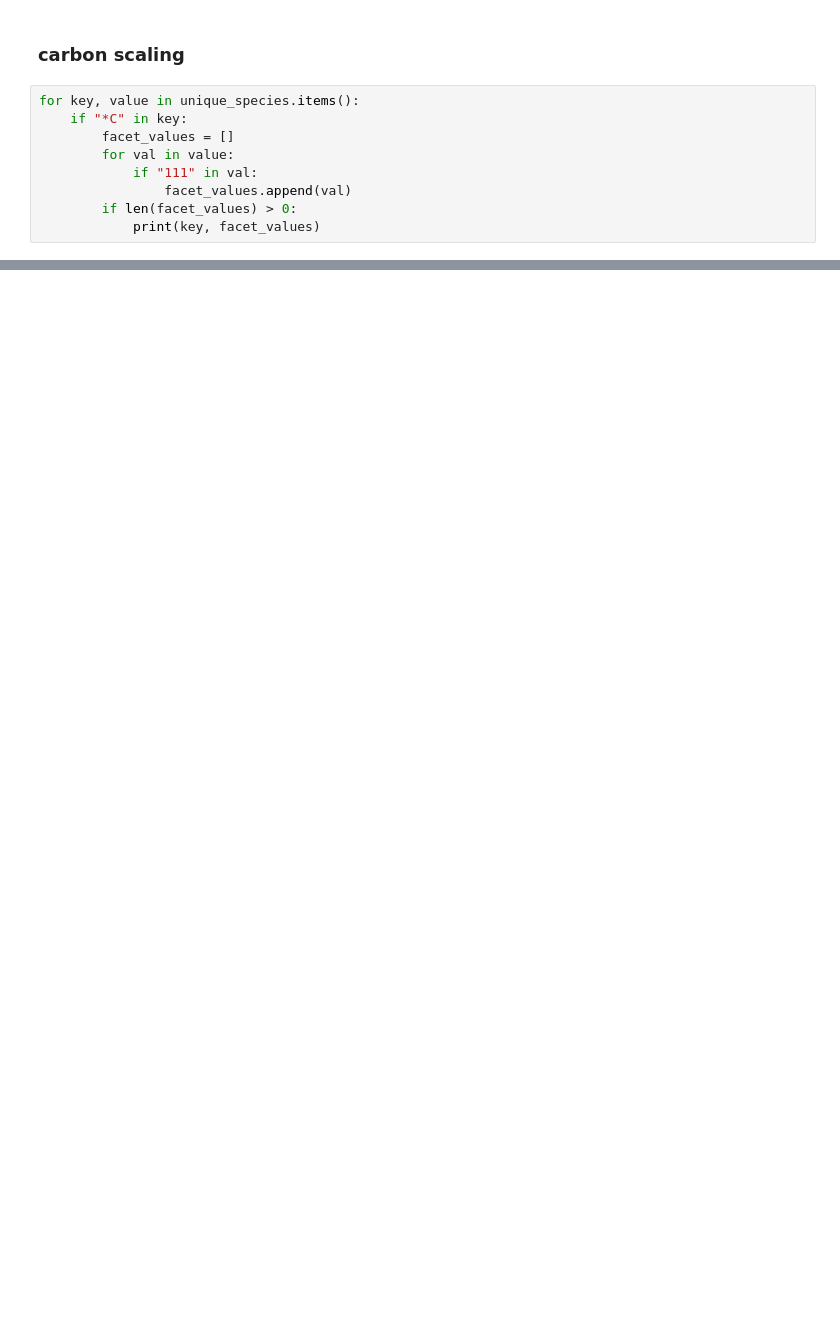
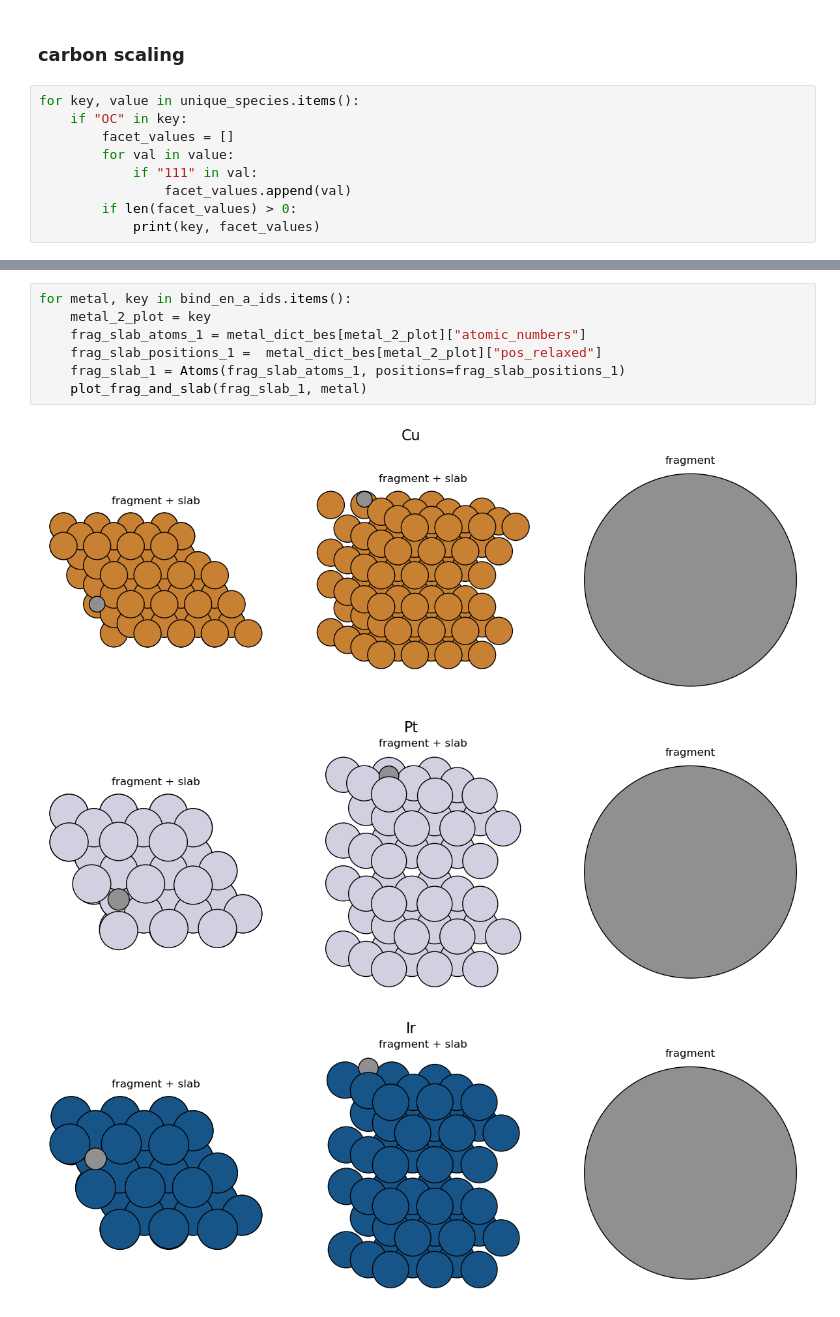
Before and after one commit to ChrisBNEU/thesis_work, a Jupyter notebook: ocp_scaling_relations.ipynb, the cells around one changed output, grey strips where cells are left out. Saved outputs shown, nothing was run; the diff lists cells and outputs as text; blank space fills up the shorter version.

```diff
--- a/ocp_scaling_relations.ipynb
+++ b/ocp_scaling_relations.ipynb
@@ -370,7 +398,7 @@ I guess linear scaling is not very good (and OCP Binding energies are off?) this
 ### carbon scaling
 # %%
 for key, value in unique_species.items():
-    if "*C" in key:
+    if "OC" in key:
         facet_values = []
         for val in value:
             if "111" in val:
@@ -427 +446,12 @@ molecule energy:  2.686695048732199
 <img src="./images/C_binding_energy.png" alt="carbon Scaling" width="400"/>
+# %%
+for metal, key in bind_en_a_ids.items():
+    metal_2_plot = key
+    frag_slab_atoms_1 = metal_dict_bes[metal_2_plot]["atomic_numbers"]
+    frag_slab_positions_1 =  metal_dict_bes[metal_2_plot]["pos_relaxed"]
+    frag_slab_1 = Atoms(frag_slab_atoms_1, positions=frag_slab_positions_1)
+    plot_frag_and_slab(frag_slab_1, metal)
+# %% [output]
+[figure, added]
+[figure, added]
+[figure, added]
```
Also changed, not shown: parts of 30 cells of this notebook, 11 other files.
